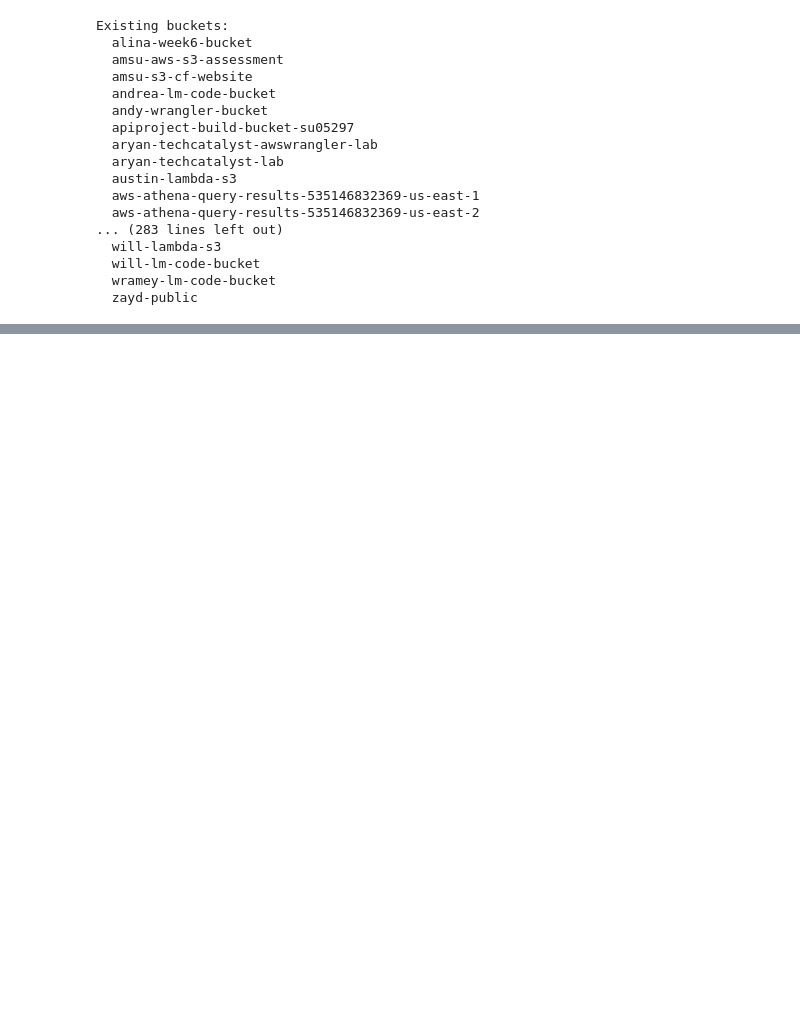
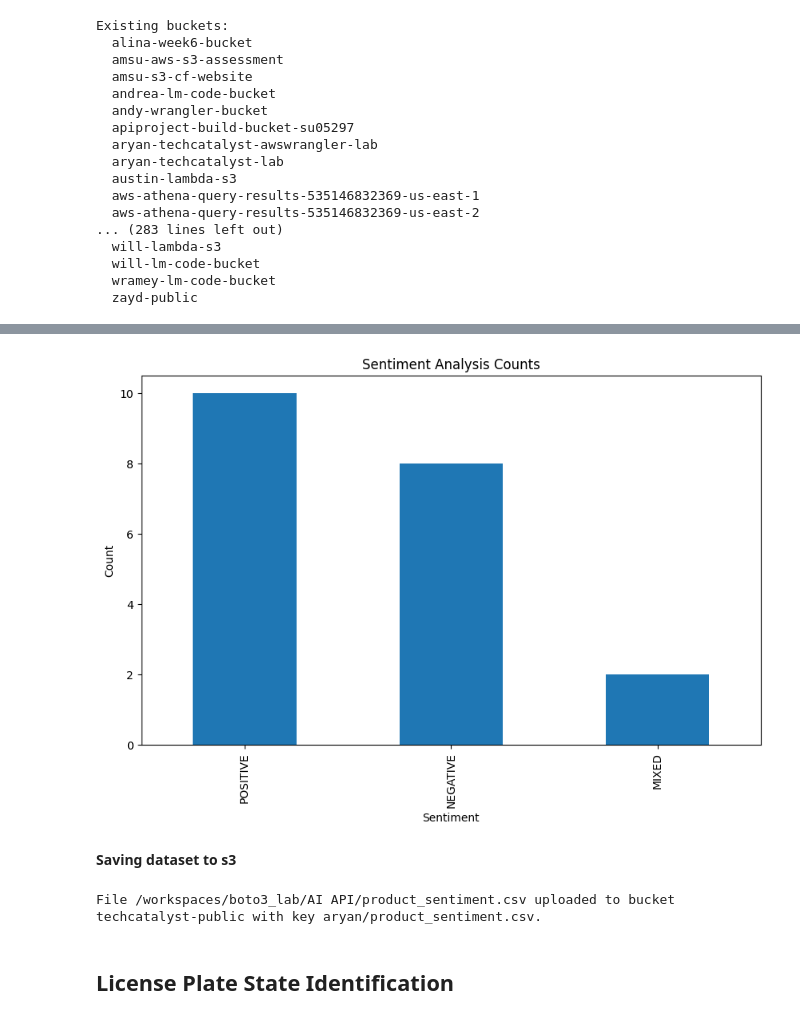
Before and after one commit to aryan-zodge-thehartford/boto3_lab, a Jupyter notebook: AI API/aiapi.ipynb, the cells around one changed output, grey strips where cells are left out. Saved outputs shown, nothing was run; the diff lists cells and outputs as text; code cells hidden in the pictures; blank space fills up the shorter version.

```diff
--- a/AI API/aiapi.ipynb
+++ b/AI API/aiapi.ipynb
@@ -21,10 +19,10 @@ s3 = boto3.client(
 )
 
 # Verify the client is set up correctly by listing buckets
-response = s3.list_buckets()
-print('Existing buckets:')
-for bucket in response['Buckets']:
-    print(f'  {bucket["Name"]}')
+# response = s3.list_buckets()
+# print('Existing buckets:')
+# for bucket in response['Buckets']:
+#     print(f'  {bucket["Name"]}')
 # %% [output]
 Existing buckets:
   alina-week6-bucket
@@ -102,0 +112,3 @@ combined_df = df1.merge(df2)
+# %%
+combined_df = pd.merge(df1, df2, on='REVIEW ID', how='inner')
+combined_df.info()
@@ -102,0 +127,9 @@ combined_df = df1.merge(df2)
+# %%
+comprehend = boto3.client('comprehend', region_name=location)
+
+def get_sentiment(text):
+    response = comprehend.detect_sentiment(Text=text, LanguageCode='en')
+    return response['Sentiment']
+
+combined_df['SENTIMENT'] = combined_df['REVIEW TEXT'].apply(get_sentiment)
+combined_df.head(5)
@@ -102,0 +159,15 @@ combined_df = df1.merge(df2)
+# %%
+import matplotlib.pyplot as plt
+
+sentiment_counts = combined_df['SENTIMENT'].value_counts()
+
+plt.figure(figsize=(10, 6))
+sentiment_counts.plot(kind='bar')
+plt.title('Sentiment Analysis Counts')
+plt.xlabel('Sentiment')
+plt.ylabel('Count')
+plt.show()
+# %% [output]
+[figure, added]
+# %% [markdown]
+**Saving dataset to s3**
@@ -102,0 +176,15 @@ combined_df = df1.merge(df2)
+# %%
+# Define the file to upload and the target bucket and key
+filename = '/workspaces/boto3_lab/AI API/product_sentiment.csv'  # Replace with your file path
+bucket_name = 'techcatalyst-public'  # Replace with your bucket name
+key = 'aryan/product_sentiment.csv'  # Replace with your file key in S3
+
+# Upload the file to S3
+s3.upload_file(filename, bucket_name, key)
+
+# Print a confirmation message
+print(f'File {filename} uploaded to bucket {bucket_name} with key {key}.')
+# %% [output]
+File /workspaces/boto3_lab/AI API/product_sentiment.csv uploaded to bucket techcatalyst-public with key aryan/product_sentiment.csv.
+# %% [markdown]
+## License Plate State Identification
```
Also changed, not shown: parts of 13 cells of this notebook, 3 other files.
